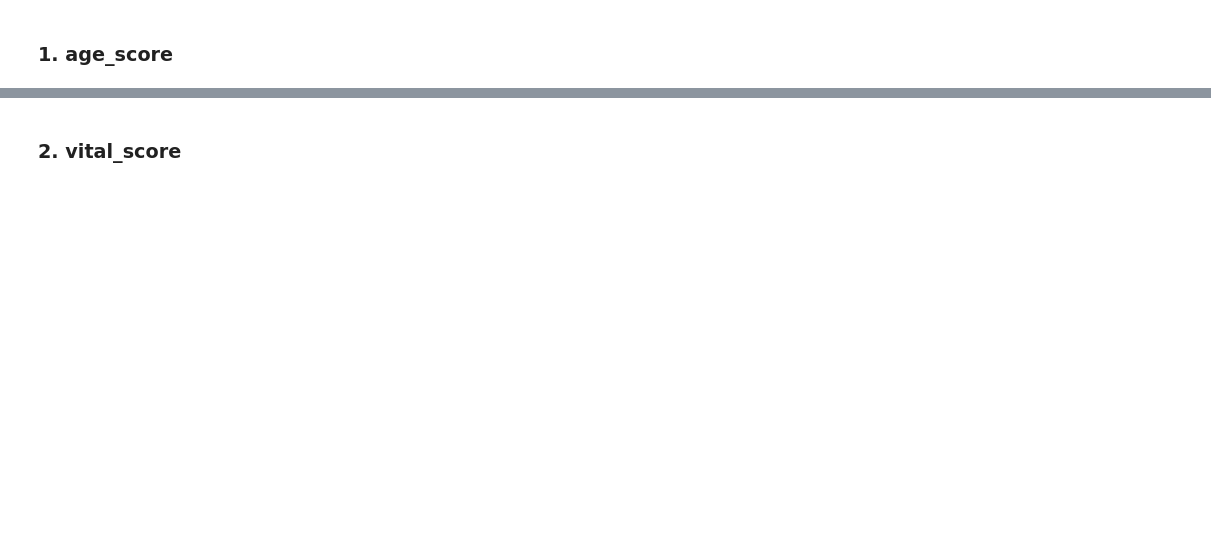
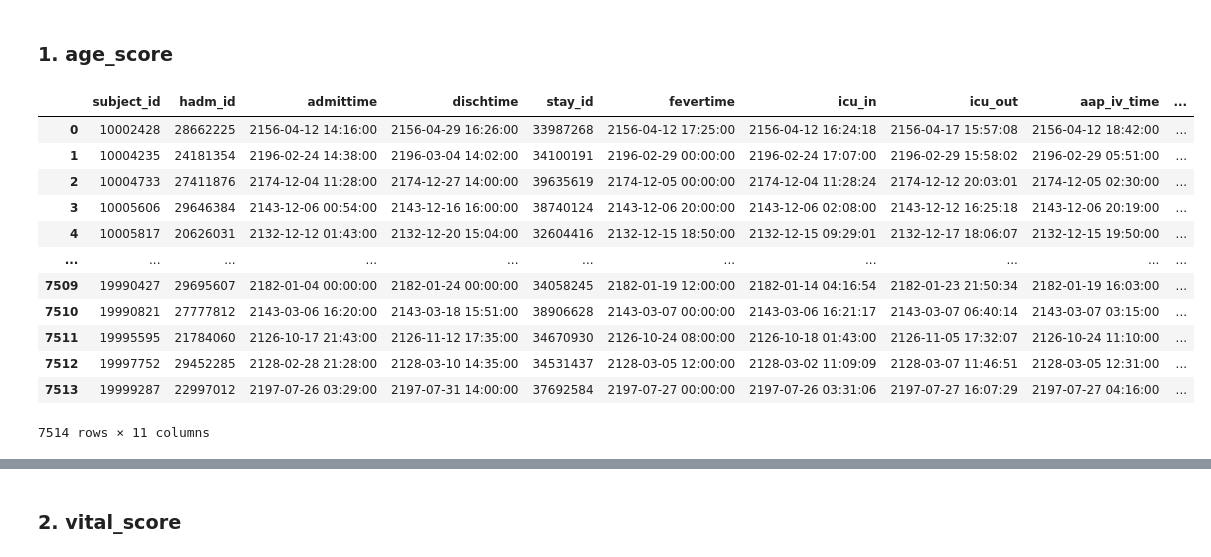
Before and after one commit to areum-choe/SNUH_Bigdata-Center, a Jupyter notebook: 해열제 투여 후 환자의 사망률 예측 프로젝트/saps2.ipynb, the cells around one changed output, grey strips where cells are left out. Saved outputs shown, nothing was run; the diff lists cells and outputs as text; code cells hidden in the pictures; blank space fills up the shorter version.

```diff
--- a/해열제 투여 후 환자의 사망률 예측 프로젝트/saps2.ipynb
+++ b/해열제 투여 후 환자의 사망률 예측 프로젝트/saps2.ipynb
@@ -2,9 +2,24 @@
 ### 1. age_score
 # %%
 import pandas as pd
-file='/save/saps2_file/mimic_m2_case2_p_age.csv'
+import numpy as np
+file='/save/saps2_file/mimic_Age.csv'
 age=pd.read_csv(file, sep=',', encoding='CP949')
 age
+# %% [output]
+|  | subject_id | hadm_id | admittime | dischtime | stay_id | fevertime | icu_in | icu_out | aap_iv_time | ... |
+| 0 | 10002428 | 28662225 | 2156-04-12 14:16:00 | 2156-04-29 16:26:00 | 33987268 | 2156-04-12 17:25:00 | 2156-04-12 16:24:18 | 2156-04-17 15:57:08 | 2156-04-12 18:42:00 | ... |
+| 1 | 10004235 | 24181354 | 2196-02-24 14:38:00 | 2196-03-04 14:02:00 | 34100191 | 2196-02-29 00:00:00 | 2196-02-24 17:07:00 | 2196-02-29 15:58:02 | 2196-02-29 05:51:00 | ... |
+| 2 | 10004733 | 27411876 | 2174-12-04 11:28:00 | 2174-12-27 14:00:00 | 39635619 | 2174-12-05 00:00:00 | 2174-12-04 11:28:24 | 2174-12-12 20:03:01 | 2174-12-05 02:30:00 | ... |
+| 3 | 10005606 | 29646384 | 2143-12-06 00:54:00 | 2143-12-16 16:00:00 | 38740124 | 2143-12-06 20:00:00 | 2143-12-06 02:08:00 | 2143-12-12 16:25:18 | 2143-12-06 20:19:00 | ... |
+| 4 | 10005817 | 20626031 | 2132-12-12 01:43:00 | 2132-12-20 15:04:00 | 32604416 | 2132-12-15 18:50:00 | 2132-12-15 09:29:01 | 2132-12-17 18:06:07 | 2132-12-15 19:50:00 | ... |
+| ... | ... | ... | ... | ... | ... | ... | ... | ... | ... | ... |
+| 7509 | 19990427 | 29695607 | 2182-01-04 00:00:00 | 2182-01-24 00:00:00 | 34058245 | 2182-01-19 12:00:00 | 2182-01-14 04:16:54 | 2182-01-23 21:50:34 | 2182-01-19 16:03:00 | ... |
+| 7510 | 19990821 | 27777812 | 2143-03-06 16:20:00 | 2143-03-18 15:51:00 | 38906628 | 2143-03-07 00:00:00 | 2143-03-06 16:21:17 | 2143-03-07 06:40:14 | 2143-03-07 03:15:00 | ... |
+| 7511 | 19995595 | 21784060 | 2126-10-17 21:43:00 | 2126-11-12 17:35:00 | 34670930 | 2126-10-24 08:00:00 | 2126-10-18 01:43:00 | 2126-11-05 17:32:07 | 2126-10-24 11:10:00 | ... |
+| 7512 | 19997752 | 29452285 | 2128-02-28 21:28:00 | 2128-03-10 14:35:00 | 34531437 | 2128-03-05 12:00:00 | 2128-03-02 11:09:09 | 2128-03-07 11:46:51 | 2128-03-05 12:31:00 | ... |
+| 7513 | 19999287 | 22997012 | 2197-07-26 03:29:00 | 2197-07-31 14:00:00 | 37692584 | 2197-07-27 00:00:00 | 2197-07-26 03:31:06 | 2197-07-27 16:07:29 | 2197-07-27 04:16:00 | ... |
+7514 rows × 11 columns
 # %%
 age= age.replace({np.nan:None})
 
```
Also changed, not shown: parts of 41 cells of this notebook, 3 other files.
